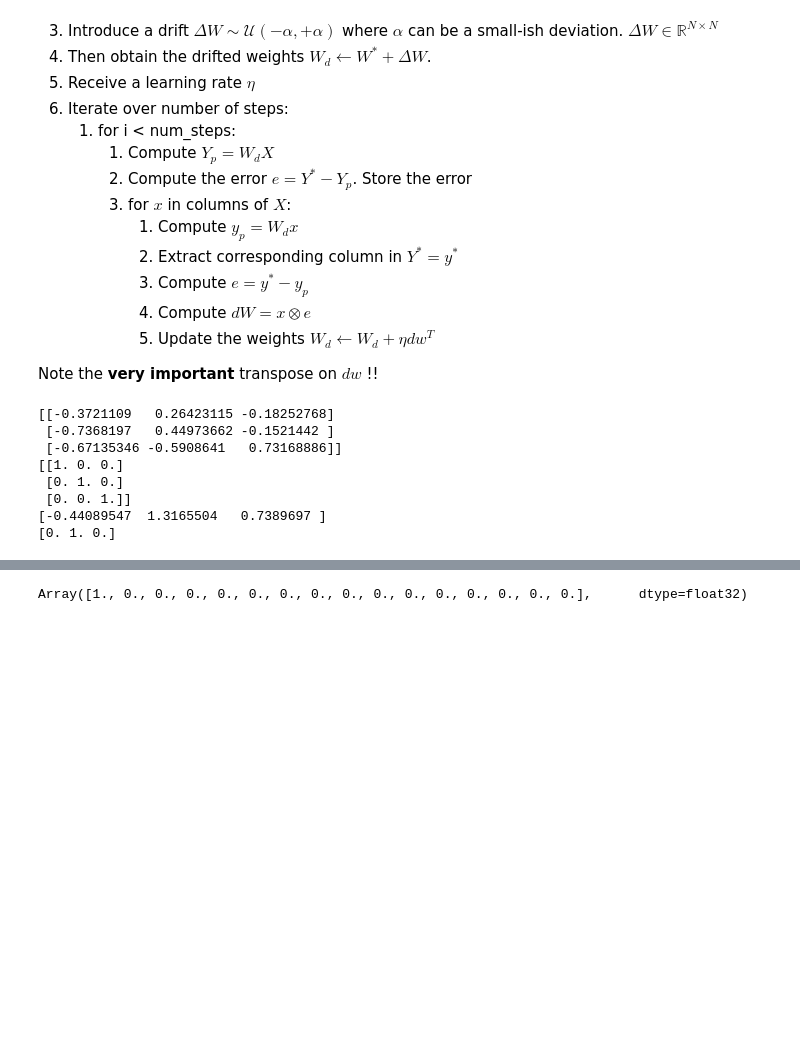
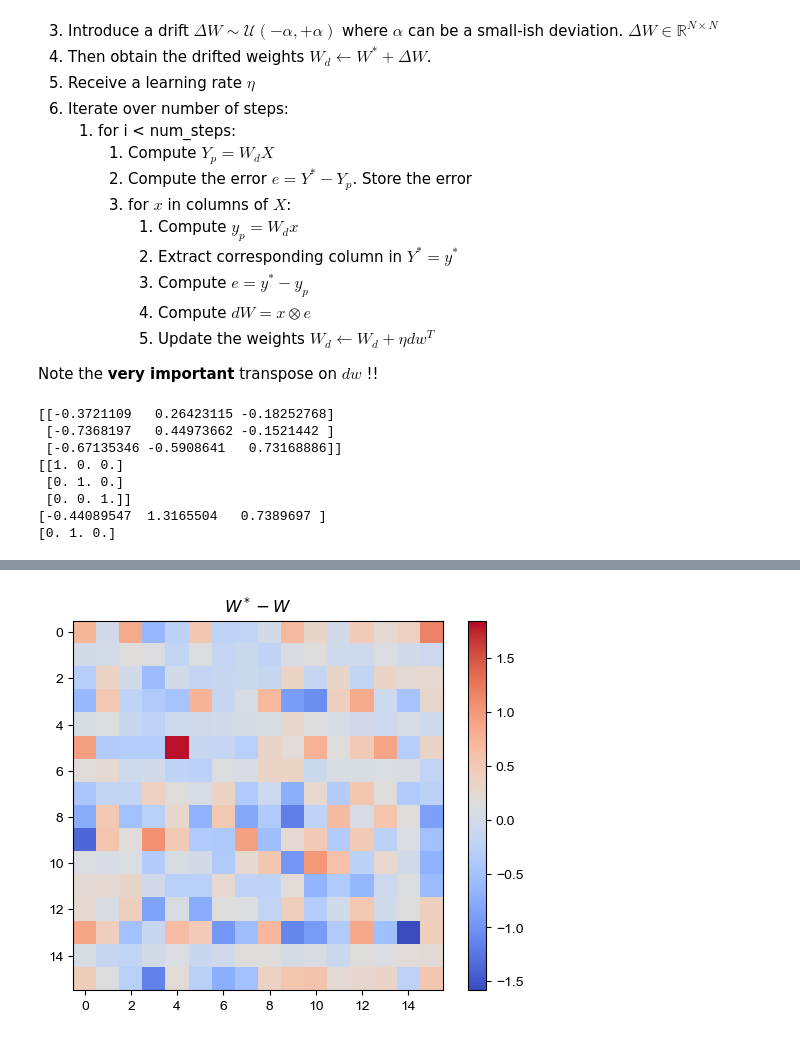
Before and after one commit to Integrated-Systems-Neuroengineering/scrramble, a Jupyter notebook: Tutorials/consolidation_trial.ipynb, the cells around one changed output, grey strips where cells are left out. Cells and saved outputs as stored; diff of their text form; code cells hidden in the pictures; blank space fills up the shorter version.

```diff
--- a/Tutorials/consolidation_trial.ipynb
+++ b/Tutorials/consolidation_trial.ipynb
@@ -479,7 +482,7 @@ Text(0.5, 1.0, '$W_d$')
 # %%
 y_errors = []
 w_errors = []
-num_steps = 501
+num_steps = 201
 lr = 1e-2
 
 for step in tqdm(range(num_steps)):
@@ -533,4 +536,8 @@ plt.tight_layout()
-# %%
-y_pred
-# %% [output]
-Array([1., 0., 0., 0., 0., 0., 0., 0., 0., 0., 0., 0., 0., 0., 0., 0.],      dtype=float32)
+# %%
+plt.figure()
+i1 = plt.imshow(W_tar - W_drift, cmap = 'coolwarm', vmax = jnp.max(W_drift), vmin = jnp.min(W_drift))
+plt.colorbar(i1)
+plt.title(r"$W^* - W$")
+plt.show()
+# %% [output]
+[figure, added]
```
Also changed, not shown: parts of 6 cells of this notebook.
